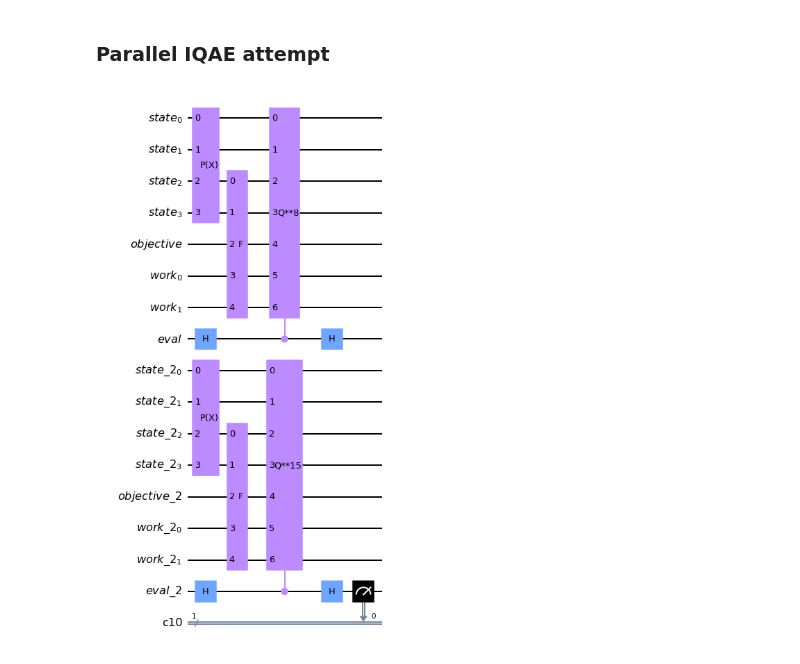
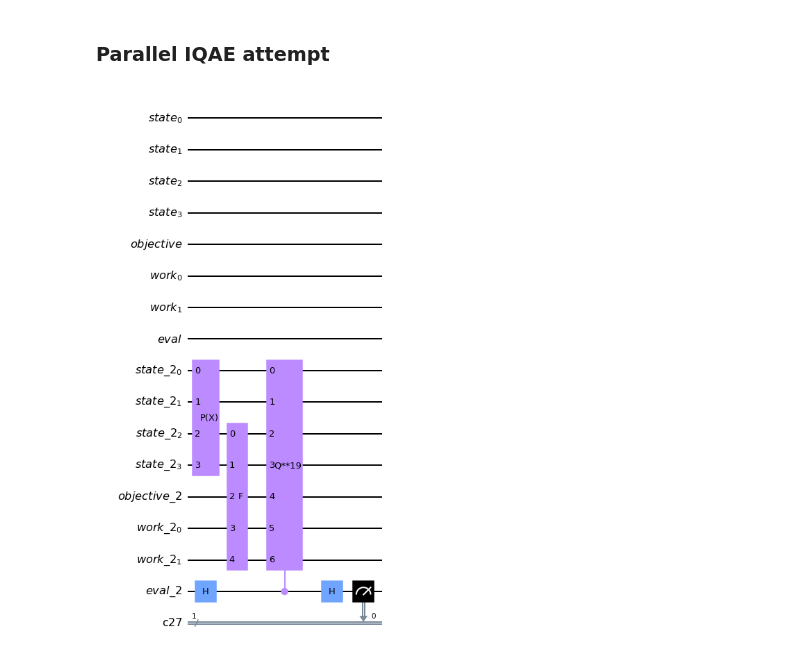
Before and after one commit to Eagle-quantum/QVaR, a Jupyter notebook: parallel_CRA_attempt.ipynb, the cells around one changed output. Drawn from its saved outputs; the diff is of its cells as text; code cells hidden in the pictures.

```diff
--- a/parallel_CRA_attempt.ipynb
+++ b/parallel_CRA_attempt.ipynb
@@ -38,6 +38,7 @@ K = len(p_zeros)
 alpha_var = 0.05
 
 compute_depth = False
+serialization = False
 
 print(f'F: {F_values}\nRhos: {np.sqrt(rhos)}\nLgds: {lgd}\np_zeros: {p_zeros}')
 df
@@ -403,6 +397,10 @@ grover_op2.decompose().draw("mpl")
 # %%
+# Parallel Standard QAE
+
+grover_op = problem.grover_operator
 resolution = 6
 iqft = QFT(resolution, inverse=True, do_swaps=False).reverse_bits()
+
 def get_parallelized_circuit():
 
     # define the registers for convenience and readability
@@ -432,9 +430,9 @@ def get_parallelized_circuit():
     state_preparation.append(objective_e_loss.to_gate(), qr_state2[-K:] + qr_obj2[:] + ar2[:])
     state_preparation.cx(qr_result[resolution-1], qr_eval[0])
 
-    state_preparation.compose(grover_op2.power(2**(resolution-1)).control(), qubits=qr_eval[:]+qr_state[:] + qr_obj[:] + ar[:], inplace=True)
+    state_preparation.compose(grover_op.power(2**(resolution-1)).control(), qubits=qr_eval[:]+qr_state[:] + qr_obj[:] + ar[:], inplace=True)
     for i in range(resolution-1):
-        state_preparation.compose(grover_op2.power(2**i).control(), qubits=qr_result[i:i+1]+qr_state2[:] + qr_obj2[:] + ar2[:], inplace=True)
+        state_preparation.compose(grover_op.power(2**i).control(), qubits=qr_result[i:i+1]+qr_state2[:] + qr_obj2[:] + ar2[:], inplace=True)
 
     state_preparation.cx(qr_result[resolution-1], qr_eval[0])
     state_preparation.compose(iqft, qubits=qr_result[:], inplace=True)
@@ -555,3 +551,8 @@ results = pd.DataFrame()
+# %%
+try:
+  print(results)
+except:
+  results = pd.DataFrame()
 # %%
 from datetime import datetime
 import pytz
@@ -627,45 +619,37 @@ def get_parallelized_iqae_circuit():
     # define the circuit
     state_preparation = QuantumCircuit(qr_state, qr_obj, ar, qr_eval, qr_state2, qr_obj2, ar2, qr_eval2, name='A')
 
     # load the random variable
-    state_preparation.append(u.to_gate(), qr_state)
+    # state_preparation.append(u.to_gate(), qr_state)
     state_preparation.append(u.to_gate(), qr_state2)
 
     # state_preparation.cx(qr_result[0], qr_eval[0])
     state_preparation.h(qr_eval2[0])
-    state_preparation.h(qr_eval[0])
+    # state_preparation.h(qr_eval[0])
 
     # linear objective function (does aggregation and comparison)
-    state_preparation.append(objective_e_loss.to_gate(), qr_state[-K:] + qr_obj[:] + ar[:])
+    # state_preparation.append(objective_e_loss.to_gate(), qr_state[-K:] + qr_obj[:] + ar[:])
     state_preparation.append(objective_e_loss.to_gate(), qr_state2[-K:] + qr_obj2[:] + ar2[:])
     #state_preparation.cx(qr_eval2[-1], qr_eval[-1])
     # state_preparation.append(problem.grover_operator.to_gate(), qr_state[:] + qr_obj[:] + ar[:])
 
-    state_preparation.compose(grover_op2.power(2**(3)).control(), qubits=qr_eval[:]+qr_state[:] + qr_obj[:] + ar[:], inplace=True)
+    # state_preparation.compose(grover_op.power(2**(3)).control(), qubits=qr_eval[:]+qr_state[:] + qr_obj[:] + ar[:], inplace=True)
 
-    state_preparation.compose(grover_op2.power(15).control(), qubits=qr_eval2[:]+qr_state2[:] + qr_obj2[:] + ar2[:], inplace=True)
-
-    # state_preparation.compose(grover_op2.power(2**1), qubits=qr_state2[:] + qr_obj2[:] + ar2[:], inplace=True)
-
-    # state_preparation.compose(grover_op2.power(2**2), qubits=qr_state2[:] + qr_obj2[:] + ar2[:], inplace=True)
-
-    # state_preparation.compose(grover_op2.power(2**3), qubits=qr_state2[:] + qr_obj2[:] + ar2[:], inplace=True)
-
-    # state_preparation.compose(grover_op2.power(2**4), qubits=qr_state2[:] + qr_obj2[:] + ar2[:], inplace=True)
+    state_preparation.compose(grover_op.power(19).control(), qubits=qr_eval2[:]+qr_state2[:] + qr_obj2[:] + ar2[:], inplace=True)
 
     # state_preparation.cx(qr_eval2[-1], qr_eval[-1])
     state_preparation.h(qr_eval2[0])
-    state_preparation.h(qr_eval[0])
+    # state_preparation.h(qr_eval[0])
     # state_preparation.append(qpe.to_gate(), qr_eval[:] + qr_state2[:] + qr_obj2[:] + ar2[:])
     # state_preparation.cx(qr_result[0], qr_result[0])
     cr = ClassicalRegister(1)
     state_preparation.add_register(cr)
     state_preparation.measure(qr_eval2[:], [0])
 
     return state_preparation, objective_e_loss
 
 
 state_preparation3, objective = get_parallelized_iqae_circuit()
 state_preparation3.draw("mpl")
 # %% [output]
-[figure, old version]
+[figure, new version]
```
Also changed, not shown: parts of 12 cells of this notebook, 2 other files.
